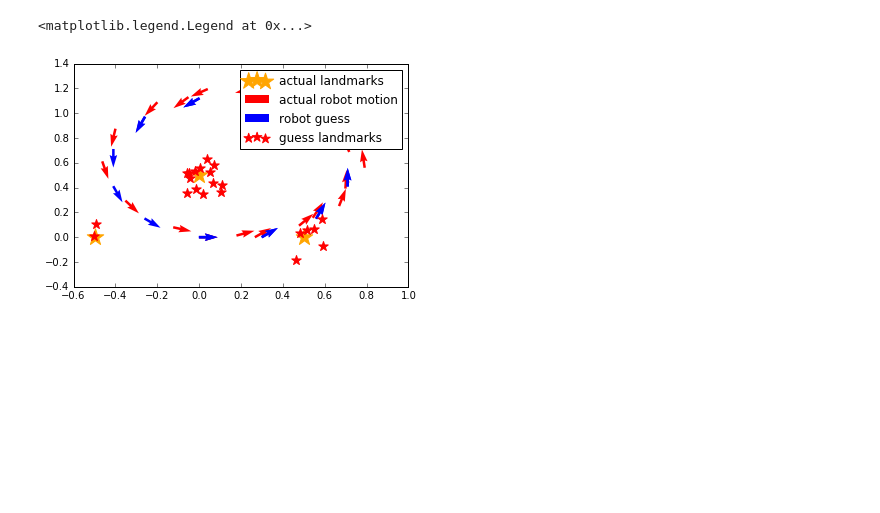
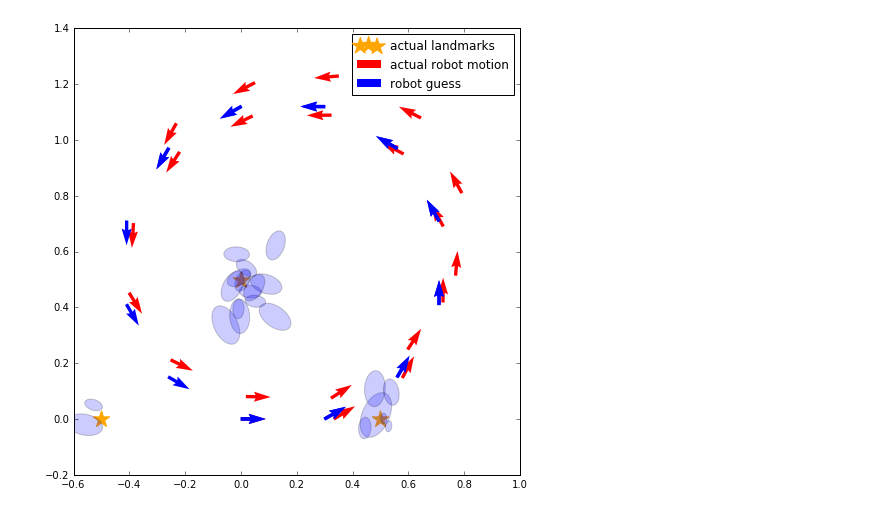
Before and after one commit to ryuichiueda/probrobo_practice, a Jupyter notebook: observation.ipynb, the cells around one changed output. Cells and saved outputs as stored; diff of their text form; code cells hidden in the pictures; blank space fills up the shorter version.

Commit message:
Add error ellipses

```diff
--- a/observation.ipynb
+++ b/observation.ipynb
@@ -21,3 +22,4 @@ actual_landmarks = (Landmark(-0.5,0),Landmark(0.5,0),Landmark(0,0.5))
 # %%
-xs = [e.getX() for e in actual_landmarks]
-ys = [e.getY() for e in actual_landmarks]
+lxs = [e.getX() for e in actual_landmarks]
+lys = [e.getY() for e in actual_landmarks]
+plt.scatter(lxs,lys,s=300,marker="*",label="actual landmarks",color="orange")
@@ -29,4 +60,5 @@ plt.scatter(xs,ys,s=300,marker="*")
 # %%
+
 class Robot:
     def __init__(self,x,y,rad):
         self.actual_poses = [np.array([x,y,rad])]
@@ -62,7 +94,8 @@ class Robot:
 
     def printObservations(self):
         for e in self.observed_landmarks:
-            print("step: %d, id: %d, measurement: (%f,%f), pos: (%f,%f)" % (e["step"],e["id"],e["measurement"][0],e["measurement"][1],e["pos"][0],e["pos"][1]) )
+            print("step: %d, id: %d, measurement: (%f,%f), pos: (%f,%f)" %
+                  (e["step"],e["id"],e["measurement"][0],e["measurement"][1],e["pos"][0],e["pos"][1]) )
 
     def move(self,fw,rot):
         self.step += 1
@@ -107,7 +140,13 @@ class Robot:
             x = rx + distance * math.cos(rt + direction)
             y = ry + distance * math.sin(rt + direction)
 
-            self.observed_landmarks.append( {"step":self.step, "id":i, "measurement": (distance,direction),"pos":(x,y)} )
+            e = Gaussian2D(sigma_x = distance/10, sigma_y = distance * math.sin(math.pi * 10 /180 ) ,
+                            cov_xy = 0.0)
+            e.shift(np.array([x,y]).T, rt + direction)
+
+            self.observed_landmarks.append(
+                {"step":self.step, "id":i, "measurement": (distance,direction),"ellipse":e}
+            )
 # %%
 robot = Robot(0,0,0)
 
@@ -117,11 +174,21 @@ for i in range(20):
 # %%
-plt.scatter(xs,ys,s=300,marker="*",label="actual landmarks",color="orange")
+fig = plt.figure(0,figsize=(16, 8))
+sp = fig.add_subplot(111, aspect='equal')
+
+plt.scatter(lxs,lys,s=300,marker="*",label="actual landmarks",color="orange")
 plt.quiver(robot.getActualXs(),robot.getActualYs(),robot.getActualDXs(),robot.getActualDYs(),
            color="red",label="actual robot motion")
 plt.quiver(robot.getGuessXs(),robot.getGuessYs(),robot.getGuessDXs(),robot.getGuessDYs(),
            color="blue",label="robot guess")
-plt.scatter(robot.getObservationXs(),robot.getObservationYs(),s=100,marker="*",label="guess landmarks",color="red")
+
+for obs in robot.observed_landmarks:
+    sp.add_artist(obs["ellipse"].ellipse())
+
+#sp.set_xlim(-2, 2)
+#sp.set_ylim(-1, 2)
+
+#plt.scatter(robot.getObservationXs(),robot.getObservationYs(),s=100,marker="*",label="guess landmarks",color="red")
 plt.legend()
+plt.show()
 # %% [output]
-<matplotlib.legend.Legend at 0x...>
-[figure, old version]
+[figure, new version]
```
Also changed, not shown: parts of 7 cells of this notebook, 2 other files.
